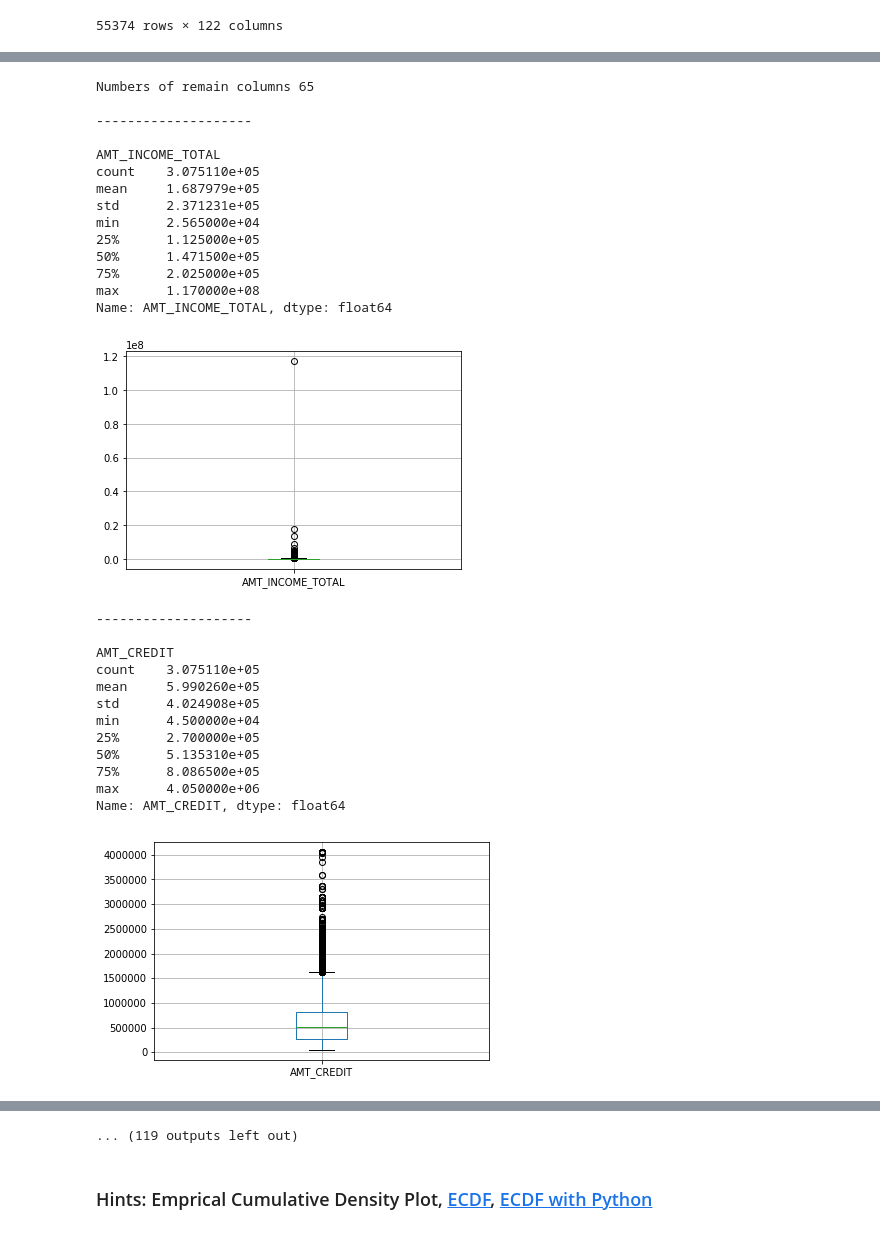
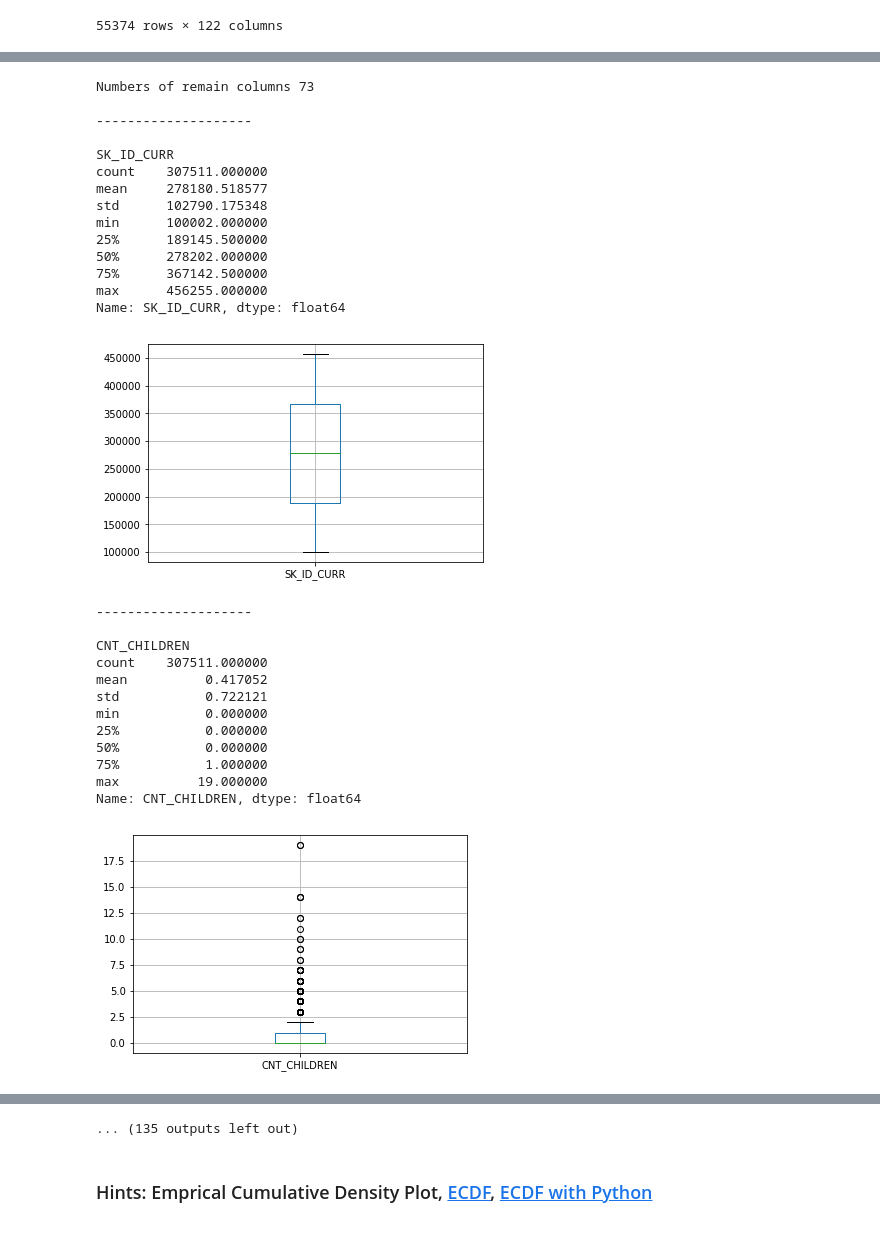
Before and after one commit to DSunPro/ML100-Days, a Jupyter notebook: homework/Day_006_HW.ipynb, the cells around one changed output, grey strips where cells are left out. Drawn from its saved outputs; the diff is of its cells as text; code cells hidden in the pictures.

```diff
--- a/homework/Day_006_HW.ipynb
+++ b/homework/Day_006_HW.ipynb
@@ -88,57 +88,57 @@ memory usage: 286.2+ MB
 # %%
 # 先篩選數值型的欄位
 """
 YOUR CODE HERE, fill correct data types (for example str, float, int, ...)
 """
-dtype_select = ["float64", "int64"]
+dtype_select = [pd.np.dtype('float64'), pd.np.dtype('int64')]
 
 numeric_columns = list(app_train.columns[list(app_train.dtypes.isin(dtype_select))])
 
 # 再把只有 2 值 (通常是 0,1) 的欄位去掉
 numeric_columns = list(app_train[numeric_columns].columns[list(app_train[numeric_columns].apply(lambda x:len(x.unique())!=2 ))])
 print("Numbers of remain columns %s" % len(numeric_columns))
 print("\n--------------------\n")
 
 # 檢視這些欄位的數值範圍
 for col in numeric_columns:
     """
     Your CODE HERE, make the box plot
     """
     print(col)
     print(app_train[col].describe())
     #plt.hist(app_train[col])
     #箱形圖於1977年由美國著名統計學家約翰·圖基（John Tukey）發明。它能顯示出一組數據的最大值、最小值、中位數、及上下四分位數。
     app_train[[col]].boxplot()
     plt.show()
     print("\n--------------------\n")
 # %% [output]
-Numbers of remain columns 65
+Numbers of remain columns 73
 
 --------------------
 
-AMT_INCOME_TOTAL
-count    3.075110e+05
-mean     1.687979e+05
-std      2.371231e+05
-min      2.565000e+04
-25%      1.125000e+05
-50%      1.471500e+05
-75%      2.025000e+05
-max      1.170000e+08
-Name: AMT_INCOME_TOTAL, dtype: float64
+SK_ID_CURR
+count    307511.000000
+mean     278180.518577
+std      102790.175348
+min      100002.000000
+25%      189145.500000
+50%      278202.000000
+75%      367142.500000
+max      456255.000000
+Name: SK_ID_CURR, dtype: float64
-[figure, old version]
+[figure, new version]
 --------------------
 
-AMT_CREDIT
-count    3.075110e+05
-mean     5.990260e+05
-std      4.024908e+05
-min      4.500000e+04
-25%      2.700000e+05
-50%      5.135310e+05
-75%      8.086500e+05
-max      4.050000e+06
-Name: AMT_CREDIT, dtype: float64
+CNT_CHILDREN
+count    307511.000000
+mean          0.417052
+std           0.722121
+min           0.000000
+25%           0.000000
+50%           0.000000
+75%           1.000000
+max          19.000000
+Name: CNT_CHILDREN, dtype: float64
-[figure, old version]
+[figure, new version]
 --------------------
 
@@ -195,4 +195,4 @@ Name: DAYS_REGISTRATION, dtype: float64
-... (119 outputs left out)
+... (135 outputs left out)
 # %%
 # 從上面的圖檢查的結果，至少這三個欄位好像有點可疑
 
```
Also changed, not shown: parts of 1 cell of this notebook.
